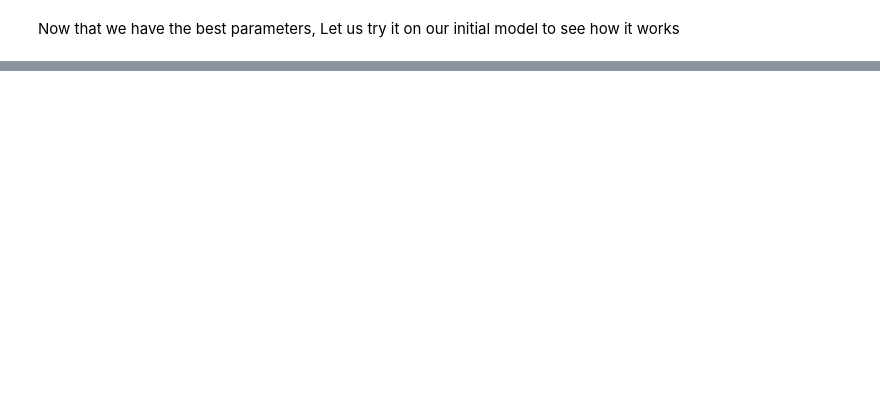
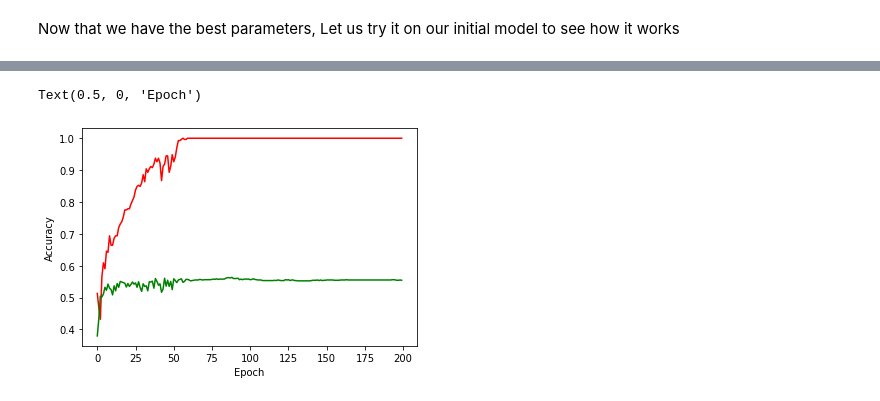
Before and after one commit to siiddd/Signal-, a Jupyter notebook: signal.ipynb, the cells around one changed output, grey strips where cells are left out. Drawn from its saved outputs; the diff is of its cells as text; code cells hidden in the pictures; blank space fills up the shorter version.

```diff
--- a/signal.ipynb
+++ b/signal.ipynb
@@ -458,0 +493,35 @@ Now that we have the best parameters, Let us try it on our initial model to see
+# %%
+# Add Neurons and Hidden Layers
+classifier = Sequential()
+
+classifier.add(Dense(kernel_initializer  = 'he_uniform', activation  = 'ELU', units = 75))
+
+classifier.add(Dense(kernel_initializer  = 'he_uniform', activation  = 'ELU', units = 75))
+
+classifier.add(Dense(kernel_initializer  = 'he_uniform', activation  = 'ELU', units = 70))
+
+classifier.add(Dense(kernel_initializer  = 'he_uniform', activation  = 'ELU', units = 40))
+
+classifier.add(Dense(kernel_initializer  = 'he_uniform', activation  = 'ELU', units = 100))
+
+classifier.add(Dense(kernel_initializer  = 'he_uniform', activation  = 'ELU', units = 30))
+
+classifier.add(Dense(kernel_initializer  = 'he_uniform', activation  = 'ELU', units = 50))
+
+classifier.add(Dense(kernel_initializer  = 'he_uniform', activation  = 'ELU', units = 95))
+
+classifier.add(Dense(kernel_initializer  = 'he_uniform', activation  = 'ELU', units = 80))
+
+classifier.add(Dense(kernel_initializer  = 'he_uniform', activation  = 'ELU', units = 45))
+
+classifier.add(Dense(kernel_initializer  = 'he_uniform', activation  = 'ELU', units = 10))
+
+classifier.add(Dense(kernel_initializer  = 'he_uniform', activation  = 'ELU', units = 30))
+
+
+
+classifier.add(Dense(kernel_initializer  = 'glorot_uniform', activation = 'Softmax', units = 4)) #Output Layer
+# %%
+classifier.compile(optimizer = tf.keras.optimizers.Adamax(learning_rate = 0.01), loss = 'sparse_categorical_crossentropy', metrics = ['accuracy'])
+# %%
+nn = classifier.fit(x_train, y_train, validation_split = 0.80, epochs = 200)
@@ -458,0 +546,8 @@ Now that we have the best parameters, Let us try it on our initial model to see
+# %%
+plt.plot(nn.history['accuracy'], color = 'red')
+plt.plot(nn.history['val_accuracy'], color = 'green')
+plt.ylabel('Accuracy')
+plt.xlabel('Epoch')
+# %% [output]
+Text(0.5, 0, 'Epoch')
+[figure, added]
```
Also changed, not shown: parts of 9 cells of this notebook.
